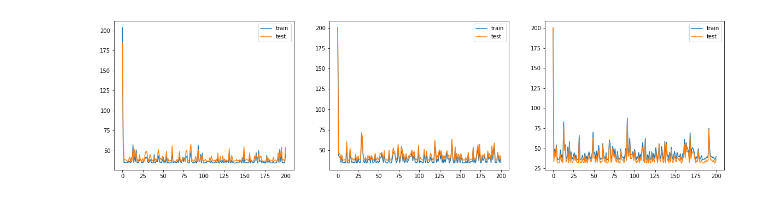
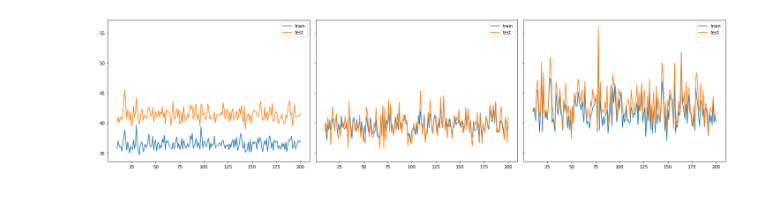
Before and after one commit to armand-colin/neural-networks-g12, a Jupyter notebook: assignment3/real-world.ipynb, the cells around one changed output. Cells and saved outputs as stored; diff of their text form; code cells hidden in the pictures.

```diff
--- a/assignment3/real-world.ipynb
+++ b/assignment3/real-world.ipynb
@@ -9,22 +9,28 @@ Y = np.transpose(np.genfromtxt("torig.csv", delimiter=","))
 N = 13
 # %%
 K_range = [3, 5, 7]
-
+ntrain = 20
 errors = []
 
 for K in K_range:
-    network = Network(N, K=K, init_v=1/K, gradient_v=True)
-    train, test = Data.sample(X, Y, P=200, Q=52)
-    error = network.train(train, test, t_max=200)
-    errors.append(error)
+    batch_errors = []
+    for _ in range(ntrain):
+        network = Network(N, K=K, init_v=1/K, gradient_v=True)
+        train, test = Data.sample(X, Y, P=200, Q=52)
+        error = network.train(train, test, t_max=200)
+        batch_errors.append(error)
+    errors.append(batch_errors)
+# %%
+# plot_errors = list(map(lambda x: x[0], errors))
+plot_errors = np.mean(errors, axis=1)
 # %%
-fig, plots = plt.subplots(1, len(K_range), figsize=(20, 5))
+fig, plots = plt.subplots(1, len(K_range), figsize=(20, 5), sharey=True)
 
-for plot, (train_error, test_error) in zip(plots, errors):
-    plot.plot(train_error, label="train")
-    plot.plot(test_error, label="test")
+for plot, (train_error, test_error) in zip(plots, plot_errors):
+    plot.plot(np.arange(len(train_error))[10:], train_error[10:], label="train")
+    plot.plot(np.arange(len(test_error))[10:], test_error[10:], label="test")
     plot.legend()
 
 plt.tight_layout()
 # %% [output]
-[figure, old version]
+[figure, new version]
```
Also changed, not shown: 1 other file.
